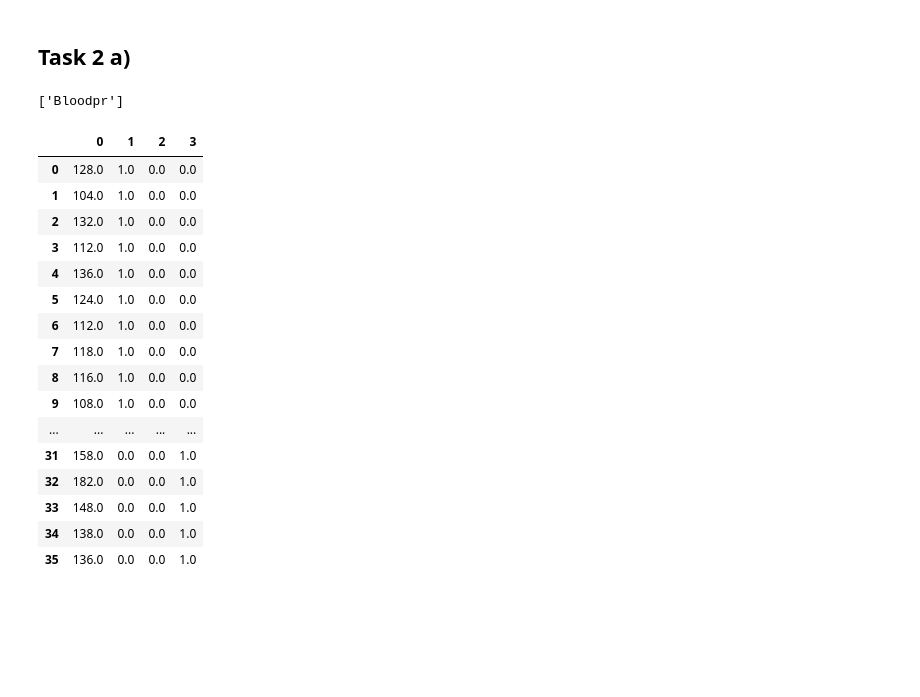
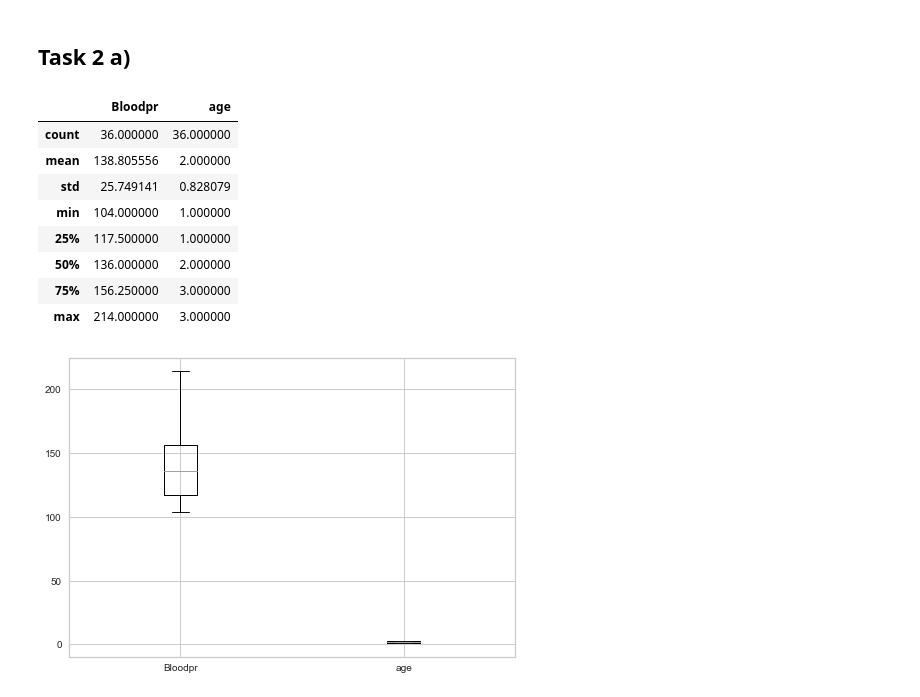
Before and after one commit to bernharl/STK4900-oblig1, a Jupyter notebook: oblig.ipynb, the cells around one changed output. Drawn from its saved outputs; the diff is of its cells as text; code cells hidden in the pictures; blank space fills up the shorter version.

```diff
--- a/oblig.ipynb
+++ b/oblig.ipynb
@@ -208,33 +208,26 @@ As mentioned in the previous task the residual and Q-Q plots look worse for this
 # %%
 # Loading in dataframe.
 df2 = pd.read_csv("blood.txt", delimiter="\s+")
 # Categorical variables
-one_hot = sklpre.OneHotEncoder(sparse=False)
-ages = one_hot.fit_transform(df2["age"].to_numpy().reshape(-1, 1))
+"""one_hot = sklpre.OneHotEncoder(sparse=False)
+ages = one_hot.fit_transform(df2["age"].to_numpy().reshape(-1, 1)).astype("int")
 df2.drop("age", axis=1, inplace=True)
-print(list(df2.columns))
 df2 = pd.DataFrame(
     np.append(df2["Bloodpr"].to_numpy().reshape(-1, 1), ages, axis=1),
-    columns=list(df2.columns).append(["35-45", "46-59", "60-75"]),
-)
-df2
+    columns=[df2.columns[0], "35-45", "46-59", "60-75"],
+)"""
+df2.boxplot()
+# Summary equivalent in Pandas
+df2.describe()
 # %% [output]
-['Bloodpr']
-|  | 0 | 1 | 2 | 3 |
-| 0 | 128.0 | 1.0 | 0.0 | 0.0 |
-| 1 | 104.0 | 1.0 | 0.0 | 0.0 |
-| 2 | 132.0 | 1.0 | 0.0 | 0.0 |
-| 3 | 112.0 | 1.0 | 0.0 | 0.0 |
-| 4 | 136.0 | 1.0 | 0.0 | 0.0 |
-| 5 | 124.0 | 1.0 | 0.0 | 0.0 |
-| 6 | 112.0 | 1.0 | 0.0 | 0.0 |
-| 7 | 118.0 | 1.0 | 0.0 | 0.0 |
-| 8 | 116.0 | 1.0 | 0.0 | 0.0 |
-| 9 | 108.0 | 1.0 | 0.0 | 0.0 |
-| ... | ... | ... | ... | ... |
-| 31 | 158.0 | 0.0 | 0.0 | 1.0 |
-| 32 | 182.0 | 0.0 | 0.0 | 1.0 |
-| 33 | 148.0 | 0.0 | 0.0 | 1.0 |
-| 34 | 138.0 | 0.0 | 0.0 | 1.0 |
-| 35 | 136.0 | 0.0 | 0.0 | 1.0 |
+|  | Bloodpr | age |
+| count | 36.000000 | 36.000000 |
+| mean | 138.805556 | 2.000000 |
+| std | 25.749141 | 0.828079 |
+| min | 104.000000 | 1.000000 |
+| 25% | 117.500000 | 1.000000 |
+| 50% | 136.000000 | 2.000000 |
+| 75% | 156.250000 | 3.000000 |
+| max | 214.000000 | 3.000000 |
+[figure, added]
 [interactive output not drawn]
```
Also changed, not shown: parts of 8 cells of this notebook, 1 other file.
